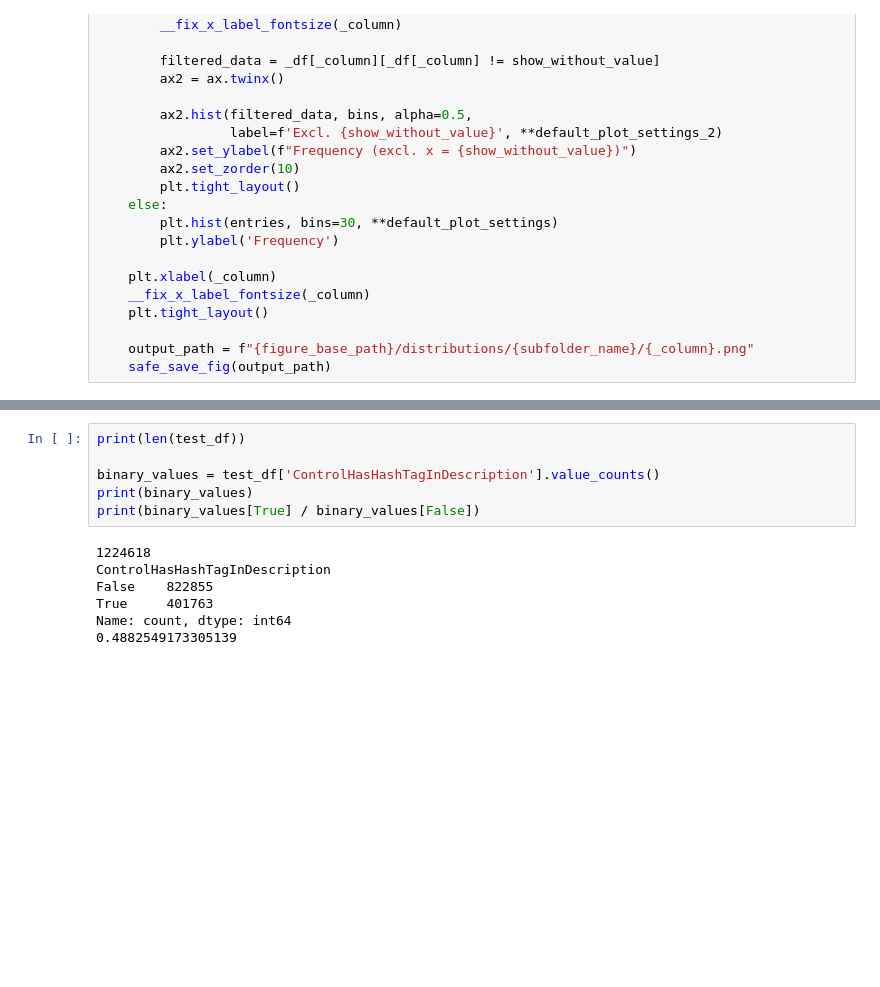
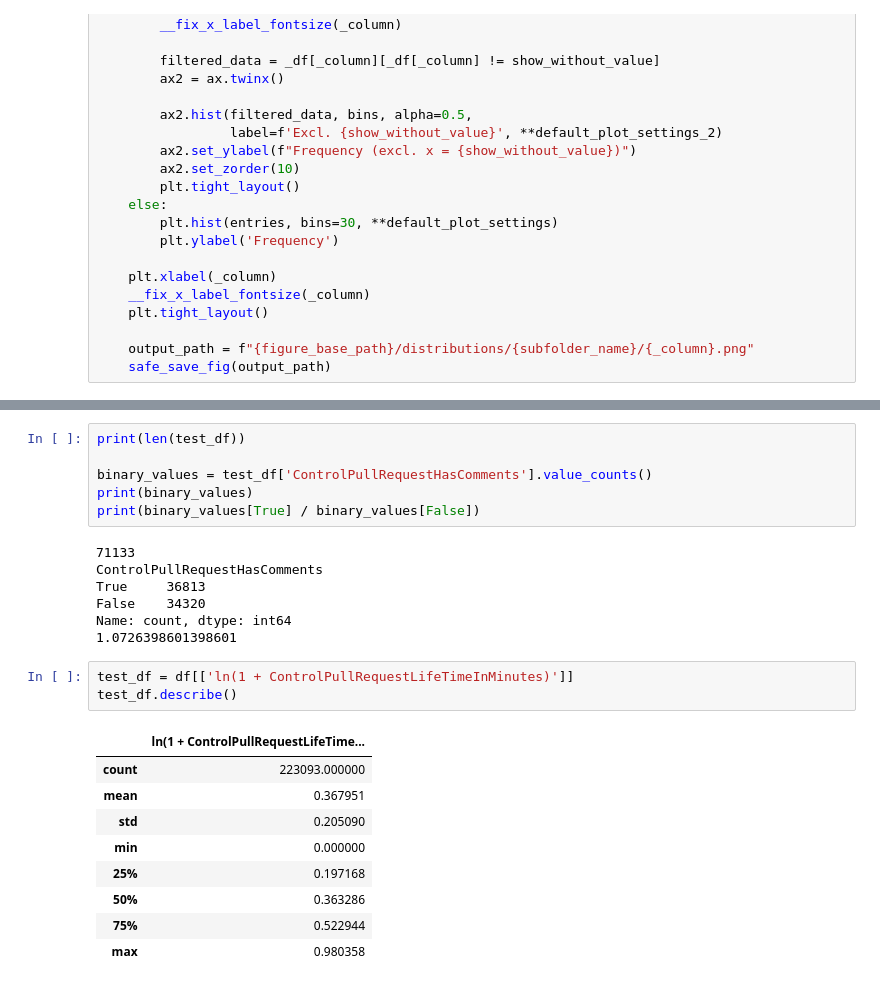
Before and after one commit to wmeijer221/msc_thesis, a Jupyter notebook: python_proj/modelling/notebooks/sandbox.ipynb, the cells around one changed output, grey strips where cells are left out. Saved outputs shown, nothing was run; the diff lists cells and outputs as text; blank space fills up the shorter version.

```diff
--- a/python_proj/modelling/notebooks/sandbox.ipynb
+++ b/python_proj/modelling/notebooks/sandbox.ipynb
@@ -167,13 +225,26 @@ ln(1 + IntraProjectSubmitterIssueSubmissionCount)
 # %%
 print(len(test_df))
 
-binary_values = test_df['ControlHasHashTagInDescription'].value_counts()
+binary_values = test_df['ControlPullRequestHasComments'].value_counts()
 print(binary_values)
 print(binary_values[True] / binary_values[False])
 # %% [output]
-1224618
-ControlHasHashTagInDescription
-False    822855
-True     401763
+71133
+ControlPullRequestHasComments
+True     36813
+False    34320
 Name: count, dtype: int64
-0.4882549173305139
+1.0726398601398601
+# %%
+test_df = df[['ln(1 + ControlPullRequestLifeTimeInMinutes)']]
+test_df.describe()
+# %% [output]
+|  | ln(1 + ControlPullRequestLifeTime... |
+| count | 223093.000000 |
+| mean | 0.367951 |
+| std | 0.205090 |
+| min | 0.000000 |
+| 25% | 0.197168 |
+| 50% | 0.363286 |
+| 75% | 0.522944 |
+| max | 0.980358 |
```
Also changed, not shown: parts of 5 cells of this notebook, 3 other files.
